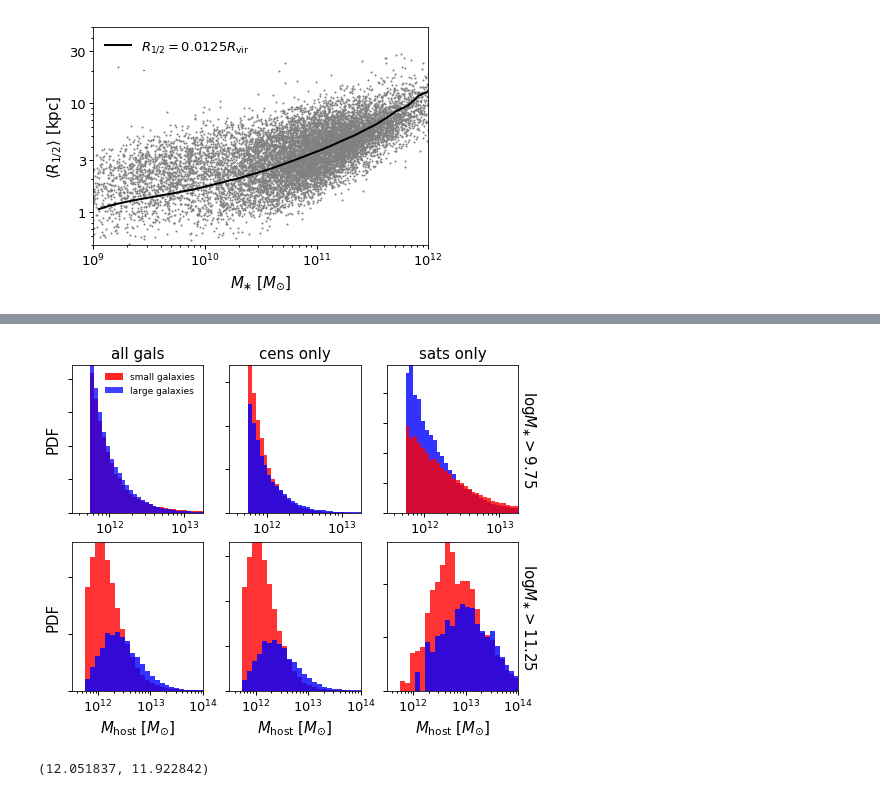
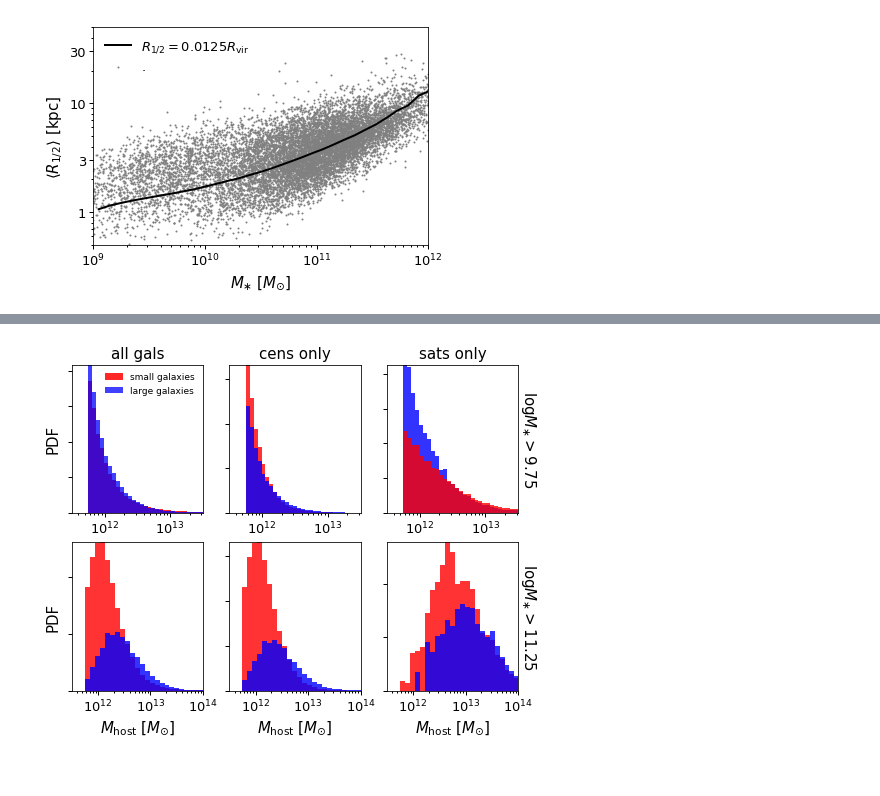
Before and after one commit to aphearin/galsize_models, a Jupyter notebook: notebooks/simple_composite_size_modeling.ipynb, the cells around one changed output, grey strips where cells are left out. Saved outputs shown, nothing was run; the diff lists cells and outputs as text; code cells hidden in the pictures.

```diff
--- a/notebooks/simple_composite_size_modeling.ipynb
+++ b/notebooks/simple_composite_size_modeling.ipynb
@@ -202,7 +202,7 @@ fig, ((ax1, ax2, ax3), (ax4, ax5, ax6)) = plt.subplots(2, 3, figsize=(8, 6))
 
 axes = ax1, ax2, ax3, ax4, ax5, ax6
 
-bins = np.logspace(11.75, 13.25, 30)
+bins = np.logspace(11.75, 13.5, 30)
 
 sample = mock[mock['mstar'] > 10**9.75]
 small_mask = sample['r50'] < sample['r50_median']
@@ -250,36 +250,32 @@ __=ax6.hist(large_sample['mvir_host_halo'][large_sample['upid']!=-1], normed=Tru
 title1 = ax1.set_title(r'all gals')
 title2 = ax2.set_title(r'cens only')
 title3 = ax3.set_title(r'sats only')
 
 ylabel1 = ax1.set_ylabel(r'PDF')
 ylabel4 = ax4.set_ylabel(r'PDF')
 
 for ax in axes:
     labels = [item.get_text() for item in ax.get_yticklabels()]
     empty_string_labels = ['']*len(labels)
     ax.set_yticklabels(empty_string_labels)
 
 for ax in (ax1, ax2, ax3):
-    xlim = ax.set_xlim(10**11.5, 10**13.25)
+    xlim = ax.set_xlim(10**11.5, 10**13.5)
     __=ax.set_xscale('log')
 
 for ax in (ax4, ax5, ax6):
     xlim = ax.set_xlim(10**11.5, 10**14)
     __=ax.set_xscale('log')
     xlabel = ax.set_xlabel(r'$M_{\rm host}$ [$M_{\odot}]$')
 
 __=ax3.yaxis.set_label_position("right")
 ylabel3 = ax3.set_ylabel(r'$\log M_{\ast} > 9.75$', rotation=-90, labelpad=20)
 __=ax6.yaxis.set_label_position("right")
 ylabel6 = ax6.set_ylabel(r'$\log M_{\ast} > 11.25$', rotation=-90, labelpad=20)
 
 leg1 = ax1.legend(fontsize=9)
 
 figname = 'large_small_host_halo_mass_mstar_dependence.pdf'
 fig.savefig(figname, bbox_extra_artists=[xlabel, ylabel], bbox_inches='tight')
 # %% [output]
-[figure, old version]
+[figure, new version]
-# %%
-np.mean(np.log10(sample['mvir_host_halo'][small_mask])),np.mean(np.log10(sample['mvir_host_halo'][~small_mask]))
-# %% [output]
-(12.051837, 11.922842)
```
Also changed, not shown: parts of 7 cells of this notebook, 1 other file.
